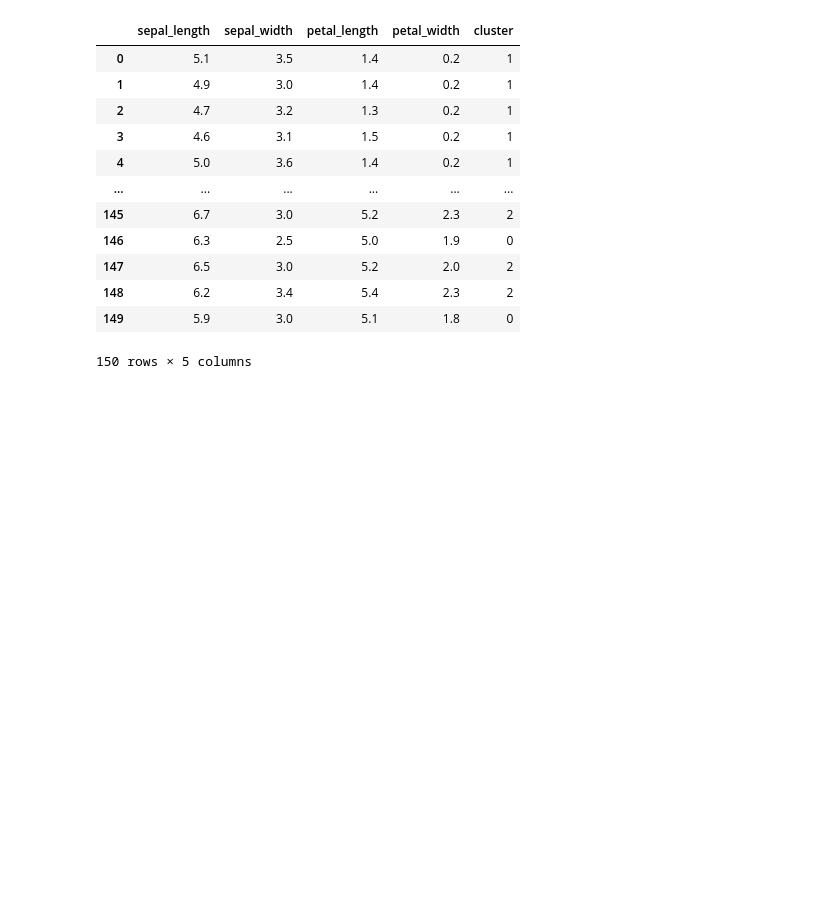
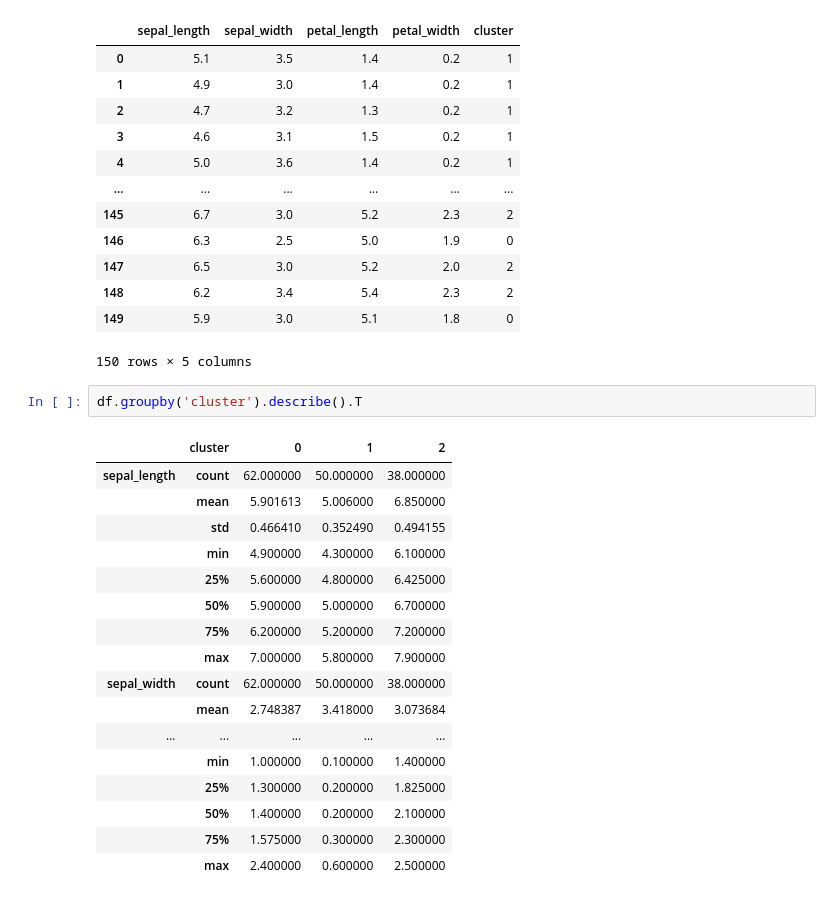
Before and after one commit to fgiordanelli/Projeto1, a Jupyter notebook: Projeto 8.ipynb, the cells around one changed output. Cells and saved outputs as stored; diff of their text form; blank space fills up the shorter version.

```diff
--- a/Projeto 8.ipynb
+++ b/Projeto 8.ipynb
@@ -56,6 +83,26 @@ df
 | 148 | 6.2 | 3.4 | 5.4 | 2.3 | 2 |
 | 149 | 5.9 | 3.0 | 5.1 | 1.8 | 0 |
 150 rows × 5 columns
+# %%
+df.groupby('cluster').describe().T
+# %% [output]
+|  | cluster | 0 | 1 | 2 |
+| sepal_length | count | 62.000000 | 50.000000 | 38.000000 |
+|  | mean | 5.901613 | 5.006000 | 6.850000 |
+|  | std | 0.466410 | 0.352490 | 0.494155 |
+|  | min | 4.900000 | 4.300000 | 6.100000 |
+|  | 25% | 5.600000 | 4.800000 | 6.425000 |
+|  | 50% | 5.900000 | 5.000000 | 6.700000 |
+|  | 75% | 6.200000 | 5.200000 | 7.200000 |
+|  | max | 7.000000 | 5.800000 | 7.900000 |
+| sepal_width | count | 62.000000 | 50.000000 | 38.000000 |
+|  | mean | 2.748387 | 3.418000 | 3.073684 |
+| ... | ... | ... | ... | ... |
+|  | min | 1.000000 | 0.100000 | 1.400000 |
+|  | 25% | 1.300000 | 0.200000 | 1.825000 |
+|  | 50% | 1.400000 | 0.200000 | 2.100000 |
+|  | 75% | 1.575000 | 0.300000 | 2.300000 |
+|  | max | 2.400000 | 0.600000 | 2.500000 |
 # %%
 (ggplot(df, aes('petal_length', 'petal_width', color='factor(cluster)'))
  + geom_point())
```
Also changed, not shown: parts of 3 cells of this notebook, 2 other files.
